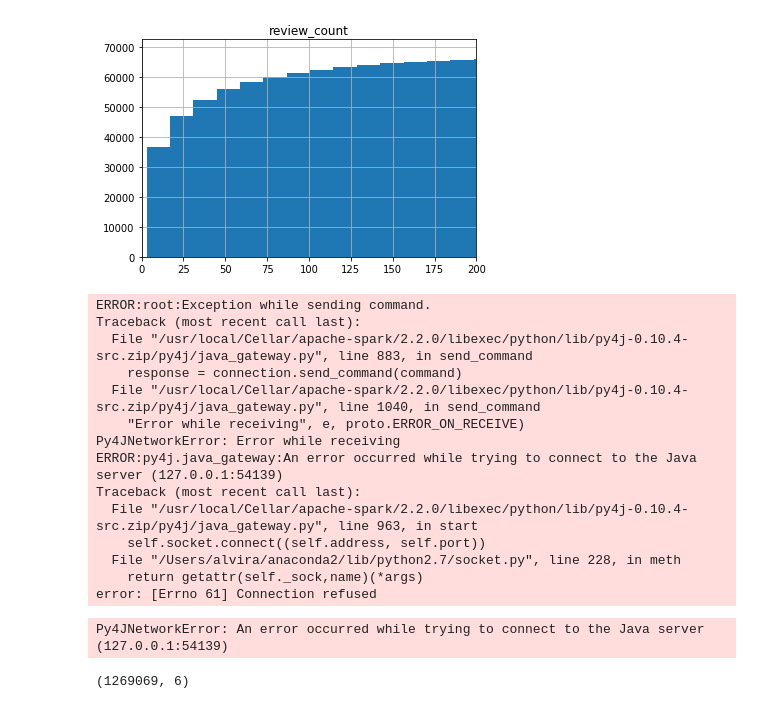
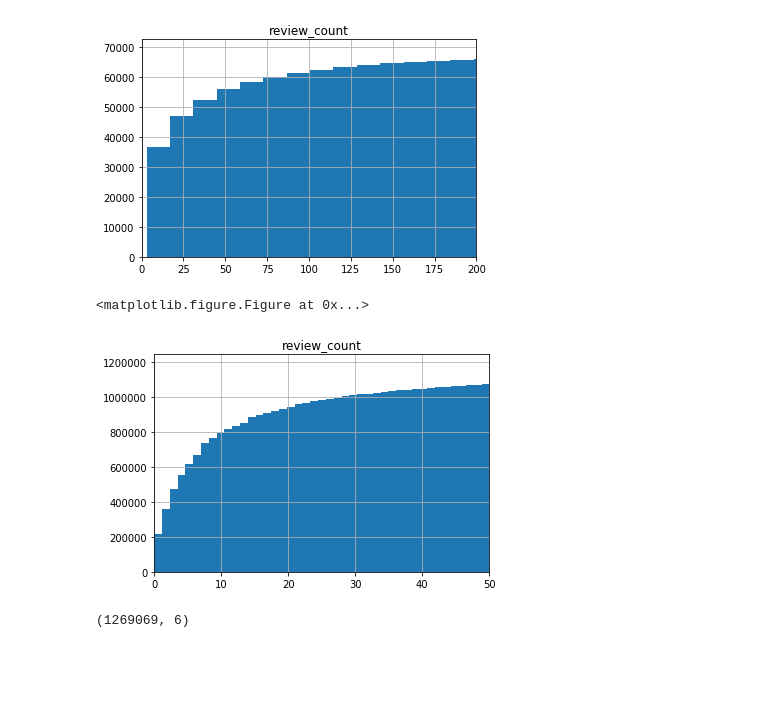
Before and after one commit to aswalin/Yelp-Review-Dataset, a Jupyter notebook: EDA.ipynb, the cells around one changed output. Drawn from its saved outputs; the diff is of its cells as text; code cells hidden in the pictures; blank space fills up the shorter version.

```diff
--- a/EDA.ipynb
+++ b/EDA.ipynb
@@ -83,29 +83,16 @@ plt.show()
 # %%
 users = sqlContext.read.json(input_file_name3)
 # %%
-users = users.toPandas()
+review_count = users.select(["review_count"]).toPandas()
-# %% [output]
-ERROR:root:Exception while sending command.
-Traceback (most recent call last):
-  File "/usr/local/Cellar/apache-spark/2.2.0/libexec/python/lib/py4j-0.10.4-src.zip/py4j/java_gateway.py", line 883, in send_command
-    response = connection.send_command(command)
-  File "/usr/local/Cellar/apache-spark/2.2.0/libexec/python/lib/py4j-0.10.4-src.zip/py4j/java_gateway.py", line 1040, in send_command
-    "Error while receiving", e, proto.ERROR_ON_RECEIVE)
-Py4JNetworkError: Error while receiving
-ERROR:py4j.java_gateway:An error occurred while trying to connect to the Java server (127.0.0.1:54139)
-Traceback (most recent call last):
-  File "/usr/local/Cellar/apache-spark/2.2.0/libexec/python/lib/py4j-0.10.4-src.zip/py4j/java_gateway.py", line 963, in start
-    self.socket.connect((self.address, self.port))
-  File "/Users/alvira/anaconda2/lib/python2.7/socket.py", line 228, in meth
-    return getattr(self._sock,name)(*args)
-error: [Errno 61] Connection refused
-Py4JNetworkError: An error occurred while trying to connect to the Java server (127.0.0.1:54139)
 # %%
 # rest['review_count'].plot(kind='bar')
 fig=plt.figure()
-users.hist(column="review_count",bins=500,cumulative=True)
-plt.xlim([0,100])
+review_count.hist(column="review_count",bins=10000,cumulative=True)
+plt.xlim([0,50])
 plt.show()
+# %% [output]
+<matplotlib.figure.Figure at 0x...>
+[figure, added]
 # %%
 filt_reviews = sqlContext.read.json(input_file_name4).toPandas()
 # %%
```
